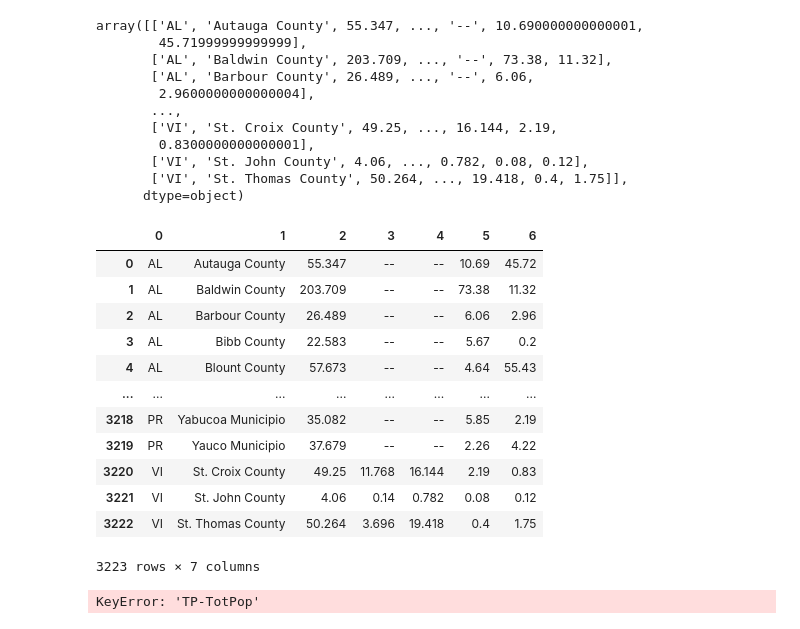
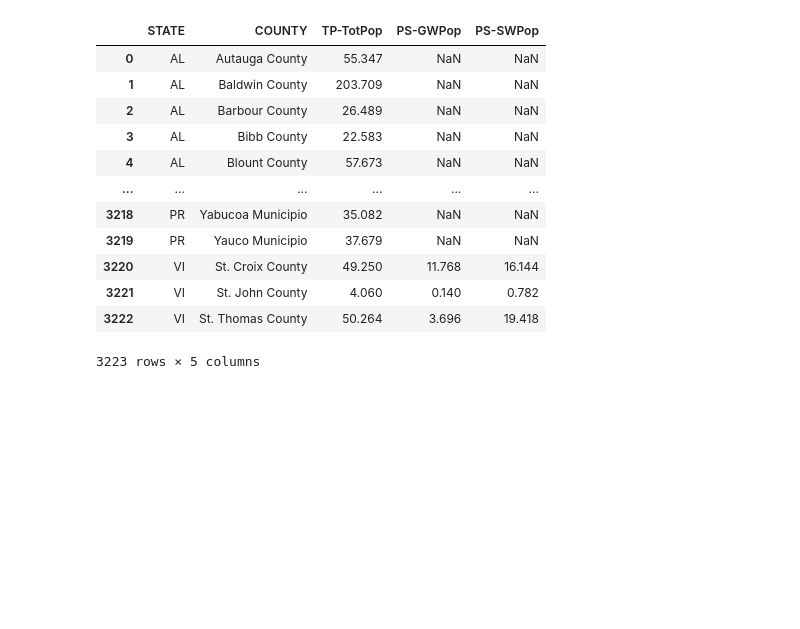
Before and after one commit to cookjan/G690_jcc, a Jupyter notebook: research_project/research_wateruse_03.ipynb, the cells around one changed output. Saved outputs shown, nothing was run; the diff lists cells and outputs as text; code cells hidden in the pictures; blank space fills up the shorter version.

```diff
--- a/research_project/research_wateruse_03.ipynb
+++ b/research_project/research_wateruse_03.ipynb
@@ -36,52 +36,29 @@ see Estimated_Use_of_Water_in_the_United_States_County-Level_Data_for_2015.xml a
 # %%
 """filter in only rows we want:
-    state, county,
-    TP-TotPop (population by thousands),
-    PS-SWPop (Public Supply population served by surface water in thousdands)
-    PS-GWPop (Public Supply population served by surface water in thousdands)
-    TO-WGWFr (total groundwater fresh withdrawl (million gallons per day)), and
-    TO-WSWFr (total fresh surface water withdrawls (million gallons per day)) """
+    0, state,
+    2, county,
+    6, TP-TotPop (population by thousands),
+    7, PS-SWPop (Public Supply population served by surface water in thousdands)
+    8, PS-GWPop (Public Supply population served by ground water in thousdands)
 
-#convert to numpy array
-Water15_array = Water15tot_df.values
+    Other columns that may be useful in the future:
+        -12, TO-WGWFr (total groundwater fresh withdrawl (million gallons per day)), and
+        -9, TO-WSWFr (total fresh surface water withdrawls (million gallons per day))"""
 
-#select only those rows
-Water15_extract = Water15_array[:, [0, 2, 6, 7, 8, -12, -9]]
-#Water15_extract = Water15_array[:, ['STATE', 'COUNTY', 'TP-TotPop', 'PS-SWPop', 'PS-GWPop', 'TO-WGWFr', 'TO-WSWFr' ]]
-Water15_extract
+#read in data file
+Water15tot_df = pd.read_excel(file_url, sheet_name = "usco2015v2.0", header = 1, skiprows = (0), usecols=[0, 2, 6, 7, 8], na_values = "--")
+Water15tot_df #should return file once you have URL and SHEET NAME!
 # %% [output]
+|  | STATE | COUNTY | TP-TotPop | PS-GWPop | PS-SWPop |
+| 0 | AL | Autauga County | 55.347 | NaN | NaN |
+| 1 | AL | Baldwin County | 203.709 | NaN | NaN |
+| 2 | AL | Barbour County | 26.489 | NaN | NaN |
+| 3 | AL | Bibb County | 22.583 | NaN | NaN |
+| 4 | AL | Blount County | 57.673 | NaN | NaN |
+| ... | ... | ... | ... | ... | ... |
+| 3218 | PR | Yabucoa Municipio | 35.082 | NaN | NaN |
+| 3219 | PR | Yauco Municipio | 37.679 | NaN | NaN |
+| 3220 | VI | St. Croix County | 49.250 | 11.768 | 16.144 |
+| 3221 | VI | St. John County | 4.060 | 0.140 | 0.782 |
+| 3222 | VI | St. Thomas County | 50.264 | 3.696 | 19.418 |
-array([['AL', 'Autauga County', 55.347, ..., '--', 10.690000000000001,
-        45.71999999999999],
-       ['AL', 'Baldwin County', 203.709, ..., '--', 73.38, 11.32],
-       ['AL', 'Barbour County', 26.489, ..., '--', 6.06,
-        2.9600000000000004],
-       ...,
-       ['VI', 'St. Croix County', 49.25, ..., 16.144, 2.19,
-        0.8300000000000001],
-       ['VI', 'St. John County', 4.06, ..., 0.782, 0.08, 0.12],
-       ['VI', 'St. Thomas County', 50.264, ..., 19.418, 0.4, 1.75]],
-      dtype=object)
+3223 rows × 5 columns
-# %%
-#Make array a dataframe (i dont actually know if this step is neccessary)
-df_Water15 = pd.DataFrame(Water15_extract)
-df_Water15
-# %% [output]
-|  | 0 | 1 | 2 | 3 | 4 | 5 | 6 |
-| 0 | AL | Autauga County | 55.347 | -- | -- | 10.69 | 45.72 |
-| 1 | AL | Baldwin County | 203.709 | -- | -- | 73.38 | 11.32 |
-| 2 | AL | Barbour County | 26.489 | -- | -- | 6.06 | 2.96 |
-| 3 | AL | Bibb County | 22.583 | -- | -- | 5.67 | 0.2 |
-| 4 | AL | Blount County | 57.673 | -- | -- | 4.64 | 55.43 |
-| ... | ... | ... | ... | ... | ... | ... | ... |
-| 3218 | PR | Yabucoa Municipio | 35.082 | -- | -- | 5.85 | 2.19 |
-| 3219 | PR | Yauco Municipio | 37.679 | -- | -- | 2.26 | 4.22 |
-| 3220 | VI | St. Croix County | 49.25 | 11.768 | 16.144 | 2.19 | 0.83 |
-| 3221 | VI | St. John County | 4.06 | 0.14 | 0.782 | 0.08 | 0.12 |
-| 3222 | VI | St. Thomas County | 50.264 | 3.696 | 19.418 | 0.4 | 1.75 |
-3223 rows × 7 columns
-# %%
-#make a plot of total population x population dependent on groundwater
-plt.scatter(df_Water15['TP-TotPop'], df_Water15['PS-GWPop'])
-plt.show
-# %% [output]
-KeyError: 'TP-TotPop'
```
Also changed, not shown: parts of 21 cells of this notebook.
